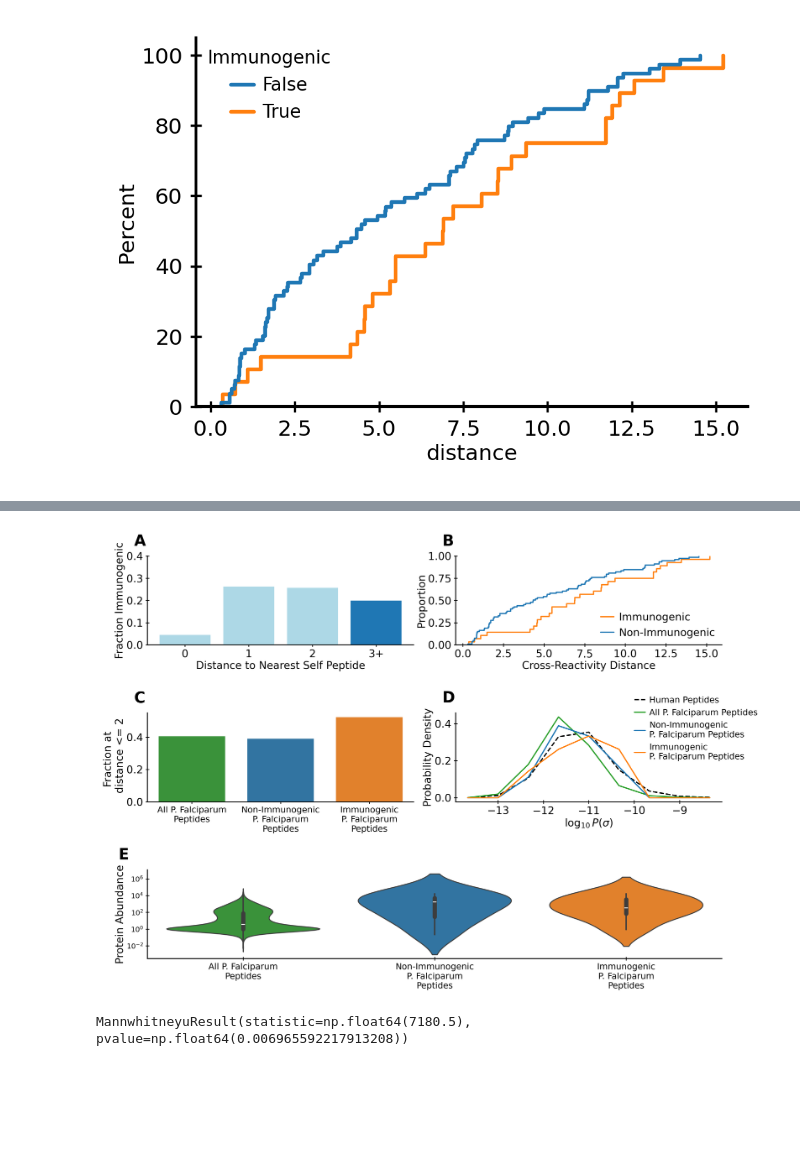
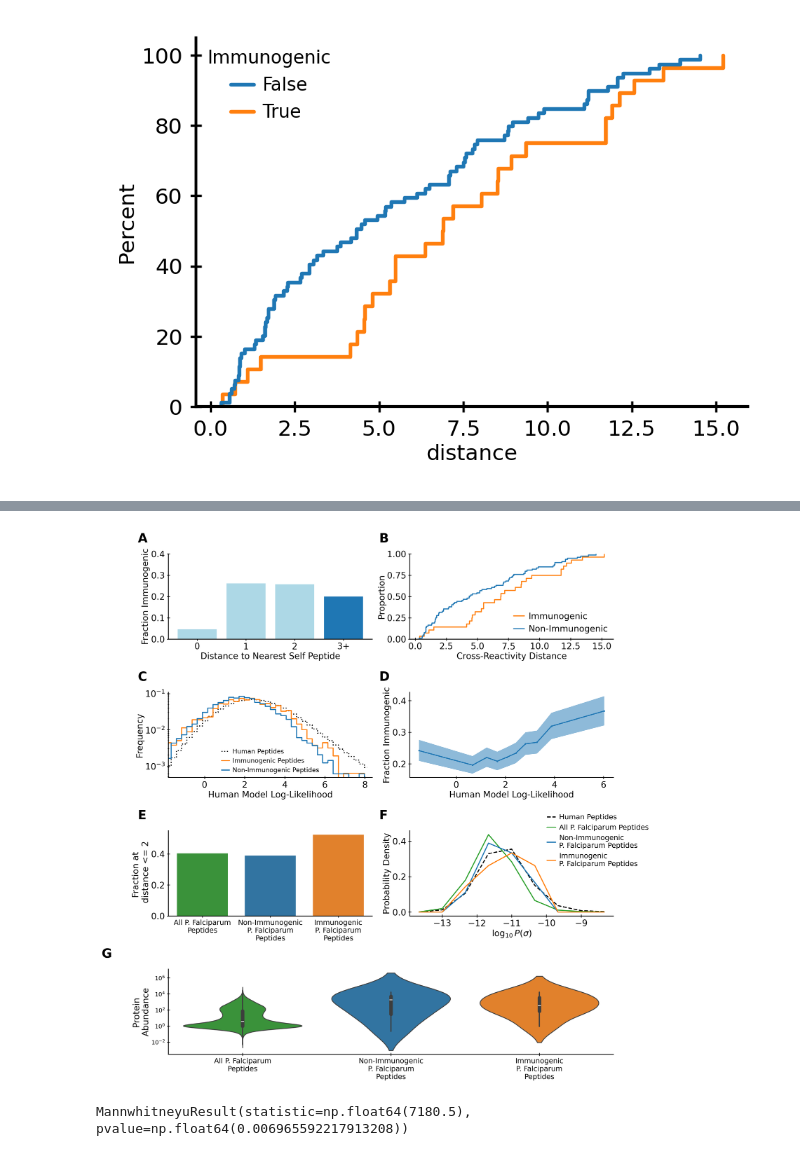
Before and after one commit to jonlevi/self_not_self, a Jupyter notebook: notebooks/figure_4.ipynb, the cells around one changed output, grey strips where cells are left out. Saved outputs shown, nothing was run; the diff lists cells and outputs as text; code cells hidden in the pictures; blank space fills up the shorter version.

Commit message:
updates for new figures for revisions

```diff
--- a/notebooks/figure_4.ipynb
+++ b/notebooks/figure_4.ipynb
@@ -368,0 +385,20 @@ malaria_abundance_df['source'] = malaria_abundance_df['source'].apply(source_map
+# %%
+def plot_likelihood_histograms(valuess, labels, styles=None,nbins=40, ax=None,
+                    xmin=None, xmax=None, colors=None, **kwargs):
+
+
+    bins = np.linspace(xmin, xmax, nbins)
+    for i, (values, label) in enumerate(zip(valuess, labels)):
+        # filter nans
+        values = np.asarray(values)
+        mask = ~np.isnan(values)
+        values = values[mask]
+
+        counts, bins = np.histogram(values, bins=bins)
+        counts = counts/np.sum(counts)
+        if colors:
+            ax.step(bins[:-1], counts, label=label, color=colors[i],linestyle=styles[i],where='mid', **kwargs)
+        else:
+            ax.step(bins[:-1], counts, label=label, color=colors[i],where='mid', **kwargs)
+    ax.legend()
+    return ax
@@ -369,5 +442,5 @@ malaria_abundance_df['source'] = malaria_abundance_df['source'].apply(source_map
 # %%
-fig = plt.figure(figsize=(10, 7))
+fig = plt.figure(figsize=(10, 10))
 
 blue = '#1f77b4'
 orange = '#ff7f0e'
@@ -381,23 +454,22 @@ order_colors = {
 }
 axfontsize = 11
 
-# Define a GridSpec with 3 rows and 2 columns
-gs = gridspec.GridSpec(3, 2)
+# Define a GridSpec with 4 rows and 2 columns
+gs = gridspec.GridSpec(4, 2)
 
 # Create the first four subplots in a 2x2 grid
 ax1 = fig.add_subplot(gs[0, 0])
 ax2 = fig.add_subplot(gs[0, 1])
-ax3 = fig.add_subplot(gs[1, 0])
-ax4 = fig.add_subplot(gs[1, 1])
+axL1 = fig.add_subplot(gs[1, 0])
+axL2 = fig.add_subplot(gs[1, 1])
+
+ax3 = fig.add_subplot(gs[2, 0])
+ax4 = fig.add_subplot(gs[2, 1])
 
 # Create the fifth subplot, spanning both columns of the third row
-ax5 = fig.add_subplot(gs[2, :])
-# ax6 = fig.add_subplot(gs[2, 1])
+ax5 = fig.add_subplot(gs[3, :])
 
 
-# lower, upper = statsmodels.stats.proportion.proportion_confint(ps*ns, ns, method='jeffreys', alpha=.1)
-# ax1.errorbar(range(len(ps)), ps, yerr=[ps-lower, upper-ps], ls='None', fmt='o',ms=5)
-# ax1.bar(range(len(ps)), ps,yerr=[lower,upper],capsize=1)
 ax1.bar(range(len(ps)), ps,color=['lightblue','lightblue','lightblue', blue])
 
 ax1.set_ylim(0.0, 0.40)
@@ -408,8 +480,7 @@ ax1.set_xticklabels([0, 1, 2, '3+'],fontsize=axfontsize)
 ax1.yaxis.set_tick_params(labelsize=axfontsize)
 
 
-# sns.swarmplot(data=epidist_df, x='Immunogenic', y='distance', ax=ax2, s=5,hue='Immunogenic',legend=False)
-# sns.boxplot(data=epidist_df, x='Immunogenic', y='distance', color='white', showfliers=False, whis=0, ax=ax2)
+
 sns.ecdfplot(epidist_df,x="distance",hue='Immunogenic',ax=ax2,legend=False)
 
 ax2.legend(loc='lower right', labels=['Immunogenic', 'Non-Immunogenic'],fontsize=axfontsize)
@@ -417,9 +488,37 @@ ax2.set_xlabel('Cross-Reactivity Distance',fontsize=axfontsize)
 ax2.set_ylabel('Proportion',fontsize=axfontsize)
 ax2.yaxis.set_tick_params(labelsize=axfontsize)
 ax2.xaxis.set_tick_params(labelsize=axfontsize)
-# plt.setp(ax2.get_legend().get_texts(), fontsize=axfontsize)
-# plt.setp(ax2.get_legend().get_title(), fontsize=axfontsize)
 
+
+xmin, xmax = np.quantile(likelihood_human, 0.01)-1, np.quantile(likelihood_human, 0.99)+1
+
+likelihood_vals = [likelihood_human, likelihood_immunogenic, likelihood_nonimmunogenic]
+labels = ['Human Peptides', 'Immunogenic Peptides', 'Non-Immunogenic Peptides']
+colors = ['k','tab:orange','tab:blue']
+styles = ['dotted','-','-']
+plot_likelihood_histograms(likelihood_vals, labels, xmin=xmin, xmax=xmax, ax=axL1, nbins=40,colors=colors,styles=styles)
+axL1.set_xlim(xmin, xmax)
+axL1.set_ylabel('Frequency',fontsize=axfontsize)
+axL1.set_xlabel('Human Model Log-Likelihood',fontsize=axfontsize)
+axL1.set_yscale('log')
+axL1.legend(loc='lower center',fontsize=axfontsize-3)
+axL1.yaxis.set_tick_params(labelsize=axfontsize)
+axL1.xaxis.set_tick_params(labelsize=axfontsize)
+
+
+num_quantiles = 10
+
+bin_edges = np.quantile(likelihood_immunogenic, np.linspace(0, 1, num_quantiles + 1))
+binmids = (bin_edges[1:]+bin_edges[:-1])*0.5
+
+hist_pos_q, _ = np.histogram(likelihood_immunogenic, bins=bin_edges)
+hist_neg_q,_ = np.histogram(likelihood_nonimmunogenic, bins=bin_edges)
+
+plot_proportion(binmids,hist_pos_q, hist_pos_q+hist_neg_q, ls='-', marker='.', ax=axL2)
+axL2.set_xlabel('Human Model Log-Likelihood',fontsize=axfontsize)
+axL2.set_ylabel('Fraction Immunogenic',fontsize=axfontsize)
+axL2.yaxis.set_tick_params(labelsize=axfontsize)
+axL2.xaxis.set_tick_params(labelsize=axfontsize)
 
 labels_dict = {
     'Human Peptidome': 'Human Peptides',
@@ -469,38 +568,38 @@ ax3.set_ylabel('Fraction at \n distance <= 2',fontsize=axfontsize)
 # axes[1].legend(loc='upper right',bbox_to_anchor=(.5,1.55))
 
 ax3.yaxis.set_tick_params(labelsize=axfontsize)
 
 sns.violinplot(data=malaria_abundance_df, x='source',
                y='value', ax=ax5,hue='source',
                legend=False,log_scale=True,
                hue_order=['Immunogenic Epitopes', 'Non-Immunogenic Epitopes', 'Malaria Peptides'])
 # sns.boxplot(data=malaria_abundance_df, x='source', y='value', color='white', showfliers=False, whis=0, ax=ax4,log_scale=True)
 ax5.set_xlabel('')
-ax5.set_ylabel('Protein Abundance',fontsize=axfontsize)
+ax5.set_ylabel('Protein\nAbundance',fontsize=axfontsize)
 ax5.set_xticklabels(['All P. Falciparum\nPeptides','Non-Immunogenic\nP. Falciparum\nPeptides','Immunogenic\nP. Falciparum\nPeptides'],rotation=0,fontsize=9)
 
 
 # ax6.set_axis_off()  # Turn off the axis
 
 # # Create the table
 # table = Table(ax6, bbox=[0, 0, 1, 1])
 # table.FONTSIZE=24
 # for col_idx, col_name in enumerate(columns):
 #     table.add_cell(0, col_idx, width=0.2, height=0.2, text=col_name, loc='center', facecolor='lightgray')
 
 # for row_idx, row_data in enumerate(data, start=1):
 #     for col_idx, cell_data in enumerate(row_data):
 #         table.add_cell(row_idx, col_idx, width=0.2, height=0.2, text=cell_data, loc='center', facecolor='white')
 
 # ax6.add_table(table)
 
 
-label_axes(fig,labelstyle='%s', xy=(-0.05, 1.25),fontsize=16)
-fig.tight_layout()
-# plt.savefig('../fig4_updated.png')
+label_axes(fig,labelstyle='%s', xy=(-0.15, 1.25),fontsize=16)
+fig.tight_layout(h_pad=.5)
+plt.savefig('../fig4_updated.png')
 # plt.savefig('../fig4_updated.svg')
 # %% [output]
-[figure, old version]
+[figure, new version]
 # %%
 m_abundance = malaria_abundance_df[malaria_abundance_df['source']=='Malaria Peptides']['value']
 p_abundance = malaria_abundance_df[malaria_abundance_df['source']=='Non-Immunogenic Epitopes']['value']
```
Also changed, not shown: parts of 10 cells of this notebook, 3 other files.
